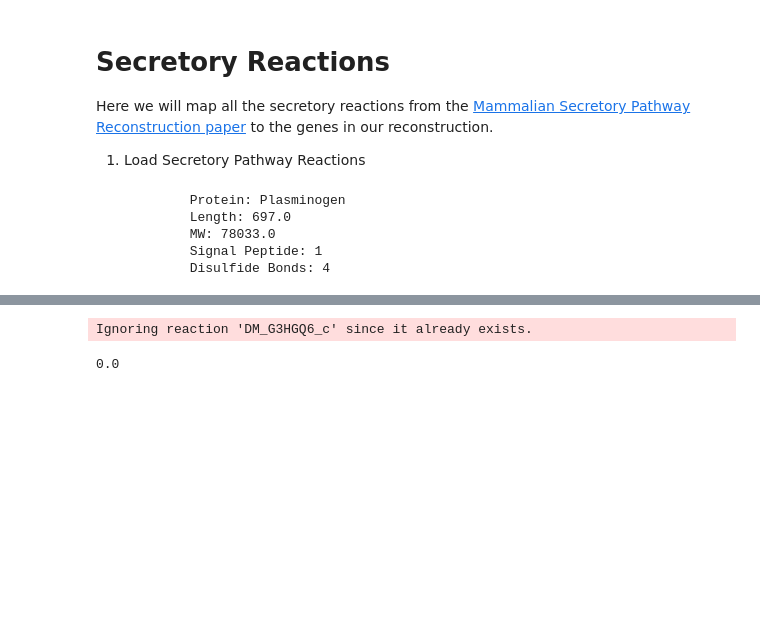
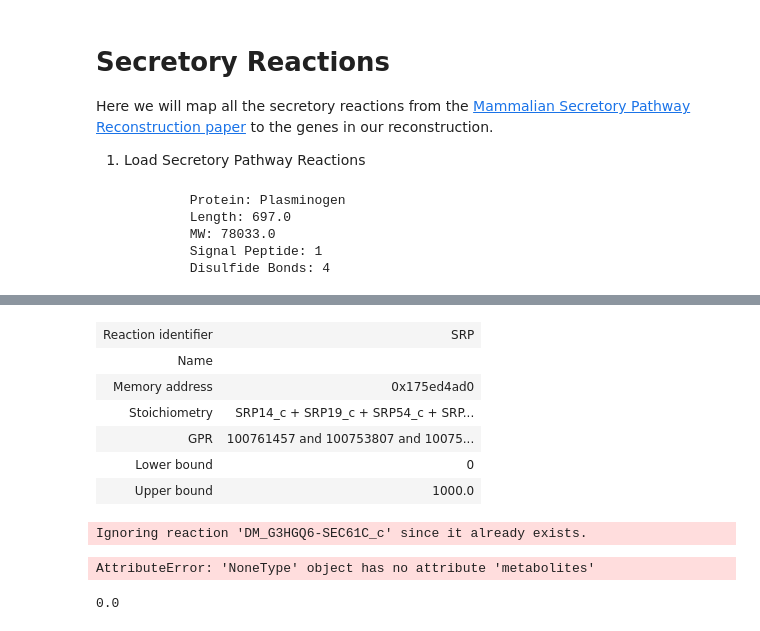
Before and after one commit to pablodig/secRecon-Secretory-Pathway-Reconstruction, a Jupyter notebook: Sec_Recon_Reactions.ipynb, the cells around one changed output, grey strips where cells are left out. Cells and saved outputs as stored; diff of their text form; code cells hidden in the pictures; blank space fills up the shorter version.

```diff
--- a/Sec_Recon_Reactions.ipynb
+++ b/Sec_Recon_Reactions.ipynb
@@ -173,12 +177,23 @@ secretory_model
+# %%
+secretory_model.reactions.SRP
+# %% [output]
+| Reaction identifier | SRP |
+| Name |  |
+| Memory address | 0x175ed4ad0 |
+| Stoichiometry | SRP14_c + SRP19_c + SRP54_c + SRP... |
+| GPR | 100761457 and 100753807 and 10075... |
+| Lower bound | 0 |
+| Upper bound | 1000.0 |
 # %%
 # Set the objective to secretion of target protein
-sreaction = Reaction('DM_G3HGQ6_c')
+sreaction = Reaction('DM_G3HGQ6-SEC61C_c')
 secretory_model.add_reactions([sreaction])
-sreaction.name = 'Demand for G3HGQ6 '
+sreaction.name = 'Demand for G3HGQ6-SEC61C_c '
 sreaction.lower_bound = 0.
 sreaction.upper_bound = 1000.
-sreaction.build_reaction_from_string('G3HGQ6_c -->')
+sreaction.build_reaction_from_string('G3HGQ6-SEC61C_c -->')
 secretory_model.add_reactions([sreaction])
 # %% [output]
-Ignoring reaction 'DM_G3HGQ6_c' since it already exists.
+Ignoring reaction 'DM_G3HGQ6-SEC61C_c' since it already exists.
+AttributeError: 'NoneType' object has no attribute 'metabolites'
 # %%
```
Also changed, not shown: parts of 10 cells of this notebook, 4 other files.
